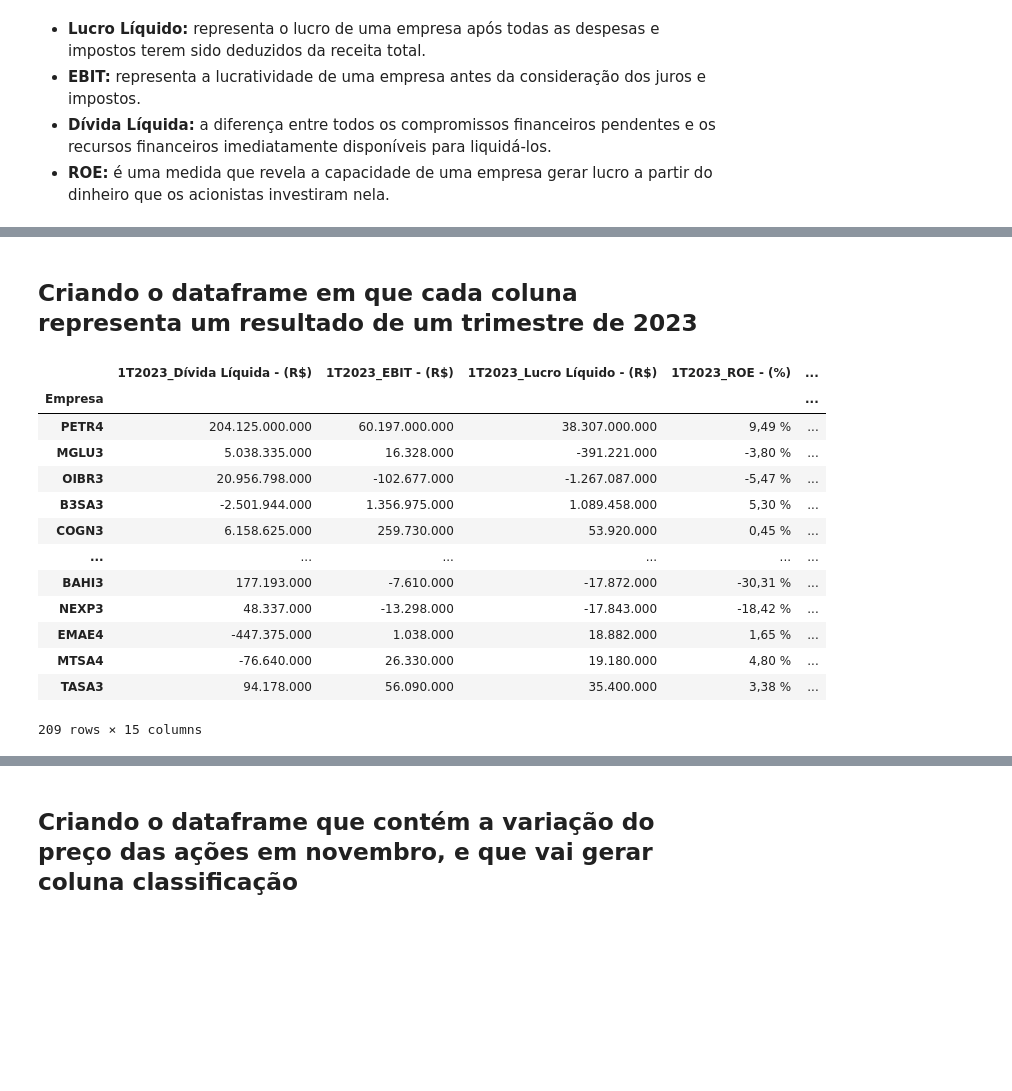
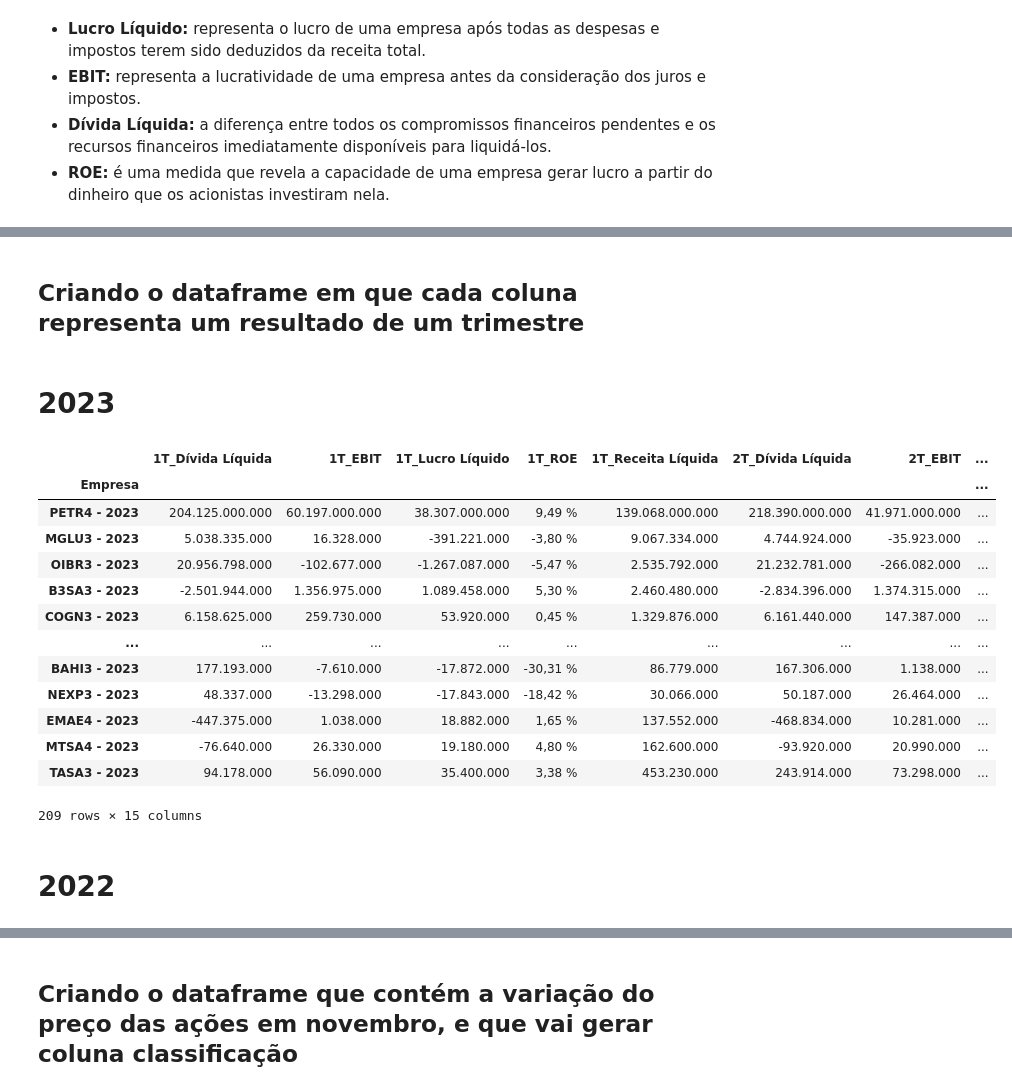
Before and after one commit to HodricVieira/Reconhecimento-de-digitos-ML-2023.2, a Jupyter notebook: Projeto 2/criacao_primeiro_csv.ipynb, the cells around one changed output, grey strips where cells are left out. Cells and saved outputs as stored; diff of their text form; code cells hidden in the pictures; blank space fills up the shorter version.

```diff
--- a/Projeto 2/criacao_primeiro_csv.ipynb
+++ b/Projeto 2/criacao_primeiro_csv.ipynb
@@ -134,14 +134,24 @@ def bot():
 - 1 = ação valorizou menos de 10%.
 - 2 = ação valorizou mais de 10%.
 # %%
-def criacao_dataframe_3trimestres(df, index_col, columns_col, reindex_list):
+def criacao_dataframe_3trimestres(df, index_col, columns_col, reindex_list, ano):
     pivot_table = df.pivot_table(index=index_col, columns=columns_col, aggfunc='sum')
     pivot_table = pivot_table.reindex(reindex_list)
     pivot_table.columns = ['_'.join(col).strip() for col in pivot_table.columns.values] # Transformando o multi index da coluna em um index simples
-    pivot_table = pivot_table.filter(like='23', axis=1) # Filtrando apenas os resultados do ano de 2023
+    pivot_table = pivot_table.filter(like=ano, axis=1) # Filtrando apenas os resultados do ano passado na funçao
     pivot_table = pivot_table.drop(pivot_table.filter(like='4T').columns, axis=1) # Removendo os resultados do 4T de 2023
 
-    return pivot_table
+    # Removendo as linhas que possuem alguma celula com um '-'
+    pivot_table = pivot_table.replace('-', np.nan)
+    pivot_table = pivot_table.dropna()
+    acoes_presentes_no_dataframe = np.array(pivot_table.index) #Obtendo as ações do dataframe após a limpeza das que possuíam dados faltantes para ser usada na função criacao_dataframe_dados_historicos
+    # Criando novos nomes de colunas para o dataframe
+    colunas = ['1T_Dívida Líquida', '1T_EBIT', '1T_Lucro Líquido', '1T_ROE', '1T_Receita Líquida', '2T_Dívida Líquida', '2T_EBIT', '2T_Lucro Líquido','2T_ROE', '2T_Receita Líquida', '3T_Dívida Líquida', '3T_EBIT', '3T_Lucro Líquido', '3T_ROE', '3T_Receita Líquida']
+    pivot_table.columns = colunas
+    # Adicionando a string ' - 2023' ao index do dataframe
+    pivot_table.index = pivot_table.index + ' - ' + ano
+
+    return pivot_table, acoes_presentes_no_dataframe
 
 """Essa função cria uma tabela pivot a partir de um dataframe, onde index_col é a coluna que será utilizada como índice (Empresa), columns_col é a coluna que será utilizada como coluna (Resultado) e reindex_list é a lista que será utilizada para
 reindexar a tabela pivot (lista_acoes),pois a ordem original foi alterada. Eu estou colocando como índice cada empresa e como coluna os resultados de cada trimestre (menos o 4T), filtrando pelo ano de 2023, que servirá como base de dados para análise"""
@@ -199,26 +226,26 @@ df2 = df.copy()
 # %% [markdown]
-## Criando o dataframe em que cada coluna representa um resultado de um trimestre de 2023
+## Criando o dataframe em que cada coluna representa um resultado de um trimestre
+# %% [markdown]
+# 2023
 # %%
 #Obtendo os valores unicos da coluna 'Empresa' para atribuir para lista_acoes
 lista_acoes = df2['Empresa'].unique()
-dataframe_3trimestres = criacao_dataframe_3trimestres(df2, 'Empresa', 'Resultado', lista_acoes)
-# Removendo as linhas que possuem alguma celula com um '-'
-dataframe_3trimestres = dataframe_3trimestres.replace('-', np.nan)
-dataframe_3trimestres = dataframe_3trimestres.dropna()
-acoes_do_dataframe = np.array(dataframe_3trimestres.index) #Obtendo as ações do dataframe após a limpeza das que possuíam dados faltantes
-dataframe_3trimestres
+dataframe_3trimestres_2023, acoes_do_dataframe_2023 = criacao_dataframe_3trimestres(df2, 'Empresa', 'Resultado', lista_acoes, '2023')
+dataframe_3trimestres_2023
 # %% [output]
-|  | 1T2023_Dívida Líquida - (R$) | 1T2023_EBIT - (R$) | 1T2023_Lucro Líquido - (R$) | 1T2023_ROE - (%) | ... |
-| Empresa |  |  |  |  | ... |
-| PETR4 | 204.125.000.000 | 60.197.000.000 | 38.307.000.000 | 9,49 % | ... |
-| MGLU3 | 5.038.335.000 | 16.328.000 | -391.221.000 | -3,80 % | ... |
-| OIBR3 | 20.956.798.000 | -102.677.000 | -1.267.087.000 | -5,47 % | ... |
-| B3SA3 | -2.501.944.000 | 1.356.975.000 | 1.089.458.000 | 5,30 % | ... |
-| COGN3 | 6.158.625.000 | 259.730.000 | 53.920.000 | 0,45 % | ... |
-| ... | ... | ... | ... | ... | ... |
-| BAHI3 | 177.193.000 | -7.610.000 | -17.872.000 | -30,31 % | ... |
-| NEXP3 | 48.337.000 | -13.298.000 | -17.843.000 | -18,42 % | ... |
-| EMAE4 | -447.375.000 | 1.038.000 | 18.882.000 | 1,65 % | ... |
-| MTSA4 | -76.640.000 | 26.330.000 | 19.180.000 | 4,80 % | ... |
-| TASA3 | 94.178.000 | 56.090.000 | 35.400.000 | 3,38 % | ... |
+|  | 1T_Dívida Líquida | 1T_EBIT | 1T_Lucro Líquido | 1T_ROE | 1T_Receita Líquida | 2T_Dívida Líquida | 2T_EBIT | ... |
+| Empresa |  |  |  |  |  |  |  | ... |
+| PETR4 - 2023 | 204.125.000.000 | 60.197.000.000 | 38.307.000.000 | 9,49 % | 139.068.000.000 | 218.390.000.000 | 41.971.000.000 | ... |
+| MGLU3 - 2023 | 5.038.335.000 | 16.328.000 | -391.221.000 | -3,80 % | 9.067.334.000 | 4.744.924.000 | -35.923.000 | ... |
+| OIBR3 - 2023 | 20.956.798.000 | -102.677.000 | -1.267.087.000 | -5,47 % | 2.535.792.000 | 21.232.781.000 | -266.082.000 | ... |
+| B3SA3 - 2023 | -2.501.944.000 | 1.356.975.000 | 1.089.458.000 | 5,30 % | 2.460.480.000 | -2.834.396.000 | 1.374.315.000 | ... |
+| COGN3 - 2023 | 6.158.625.000 | 259.730.000 | 53.920.000 | 0,45 % | 1.329.876.000 | 6.161.440.000 | 147.387.000 | ... |
+| ... | ... | ... | ... | ... | ... | ... | ... | ... |
+| BAHI3 - 2023 | 177.193.000 | -7.610.000 | -17.872.000 | -30,31 % | 86.779.000 | 167.306.000 | 1.138.000 | ... |
+| NEXP3 - 2023 | 48.337.000 | -13.298.000 | -17.843.000 | -18,42 % | 30.066.000 | 50.187.000 | 26.464.000 | ... |
+| EMAE4 - 2023 | -447.375.000 | 1.038.000 | 18.882.000 | 1,65 % | 137.552.000 | -468.834.000 | 10.281.000 | ... |
+| MTSA4 - 2023 | -76.640.000 | 26.330.000 | 19.180.000 | 4,80 % | 162.600.000 | -93.920.000 | 20.990.000 | ... |
+| TASA3 - 2023 | 94.178.000 | 56.090.000 | 35.400.000 | 3,38 % | 453.230.000 | 243.914.000 | 73.298.000 | ... |
 209 rows × 15 columns
+# %% [markdown]
+# 2022
```
Also changed, not shown: parts of 17 cells of this notebook, 3 other files.
